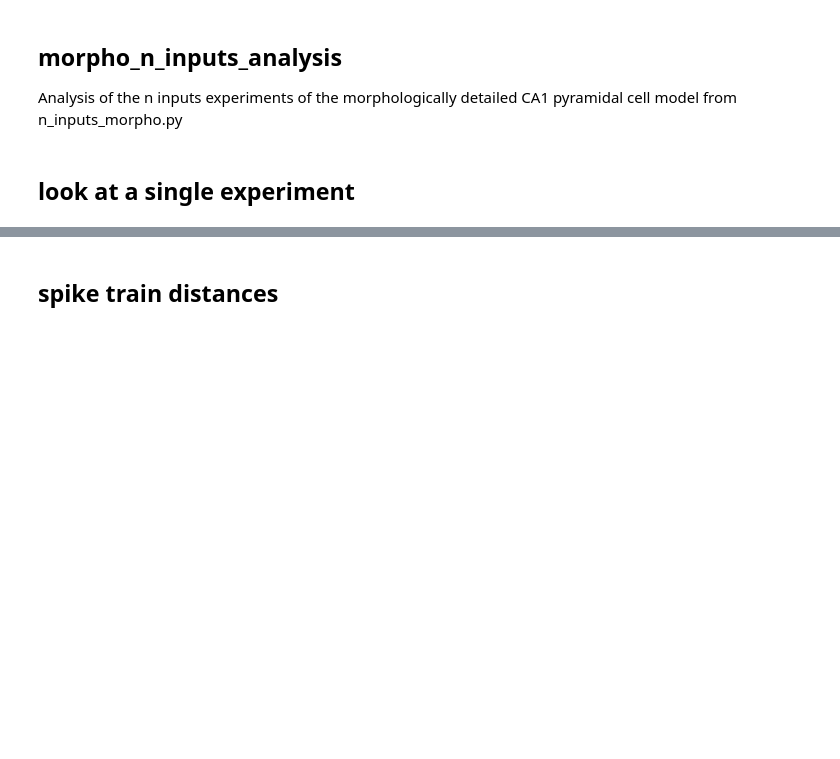
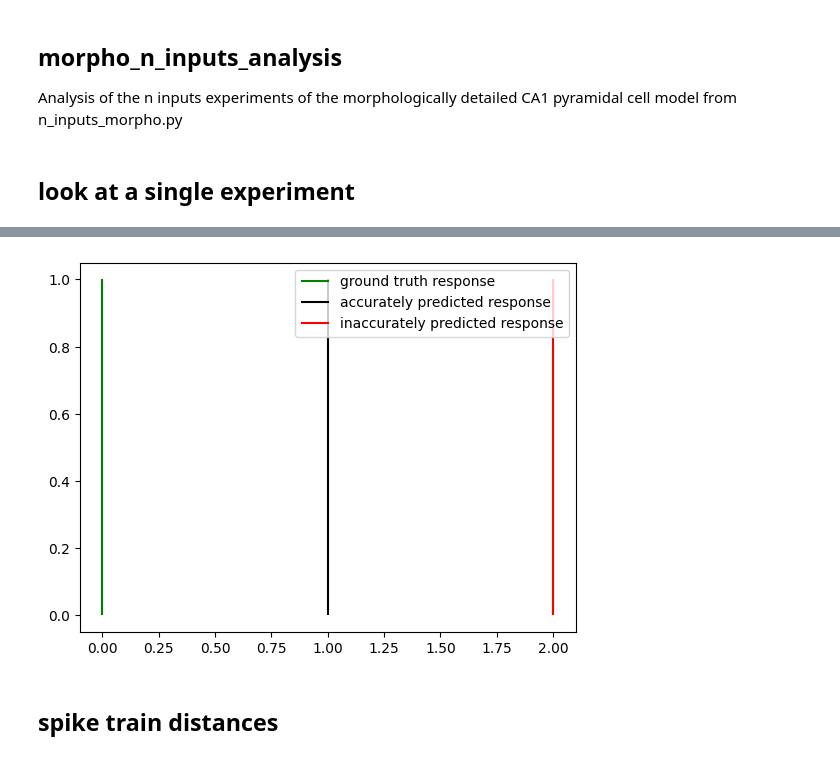
Before and after one commit to ec753/event_based_neuron, a Jupyter notebook: morpho_n_inputs_analysis.ipynb, the cells around one changed output, grey strips where cells are left out. Drawn from its saved outputs; the diff is of its cells as text; code cells hidden in the pictures; blank space fills up the shorter version.

```diff
--- a/morpho_n_inputs_analysis.ipynb
+++ b/morpho_n_inputs_analysis.ipynb
@@ -74,3 +83,18 @@ plt.show()
+# %%
+plt.vlines(0,0,1,color='green')
+plt.vlines(1,0,1,color='black')
+plt.vlines(2,0,1,color='red')
+plt.legend(
+    [
+        'ground truth response',
+        'accurately predicted response',
+        'inaccurately predicted response'
+    ]
+)
+plt.gca().xaxis.set_label_coords(-.1, .1)
+plt.savefig(f'{figures_dir}nInputs_morpho_raster_legend.svg', format='svg')
+# %% [output]
+[figure, added]
 # %% [markdown]
 ## spike train distances
 # %%
```
Also changed, not shown: parts of 8 cells of this notebook, 8 other files.
